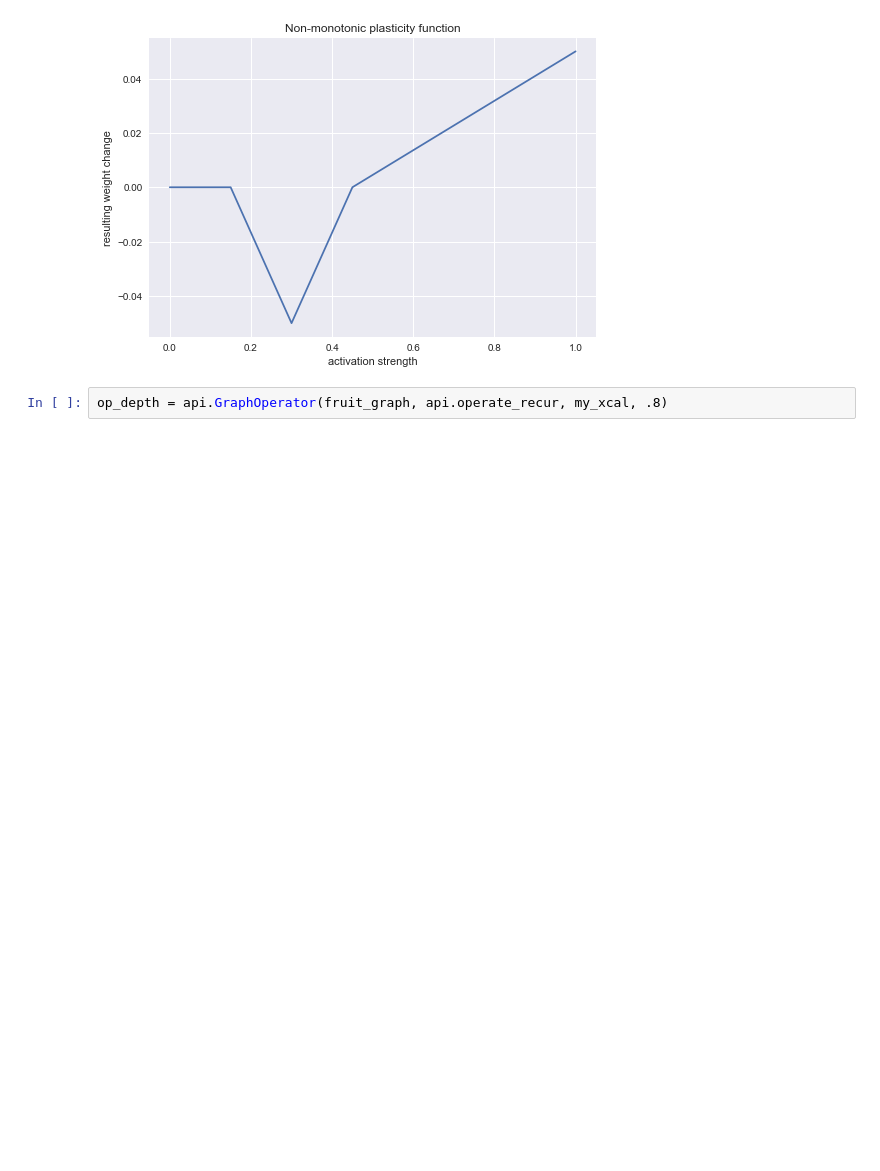
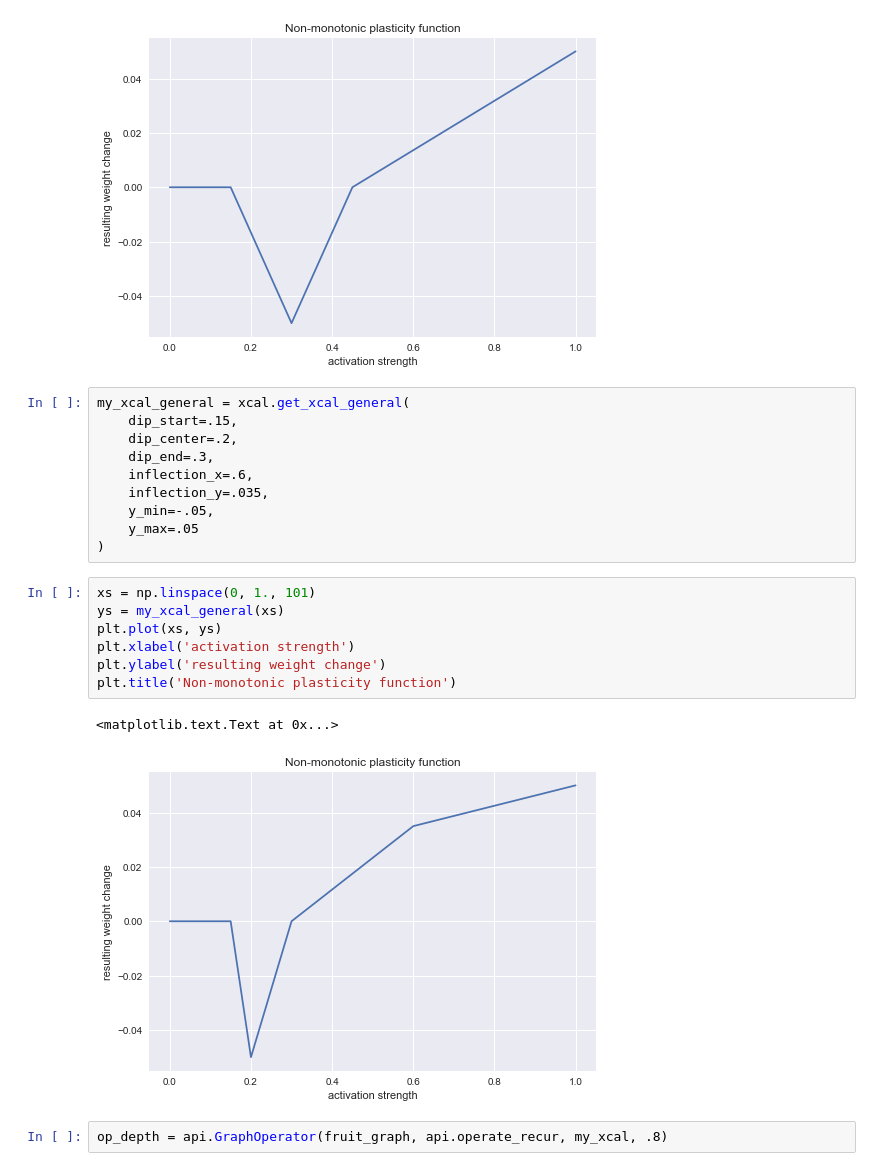
Before and after one commit to mvdoc/graphsemnet, a Jupyter notebook: notebooks/api test.ipynb, the cells around one changed output. Cells and saved outputs as stored; diff of their text form; blank space fills up the shorter version.

Commit message:
added generalized xcal

```diff
--- a/notebooks/api test.ipynb
+++ b/notebooks/api test.ipynb
@@ -49,6 +49,26 @@ plt.title('Non-monotonic plasticity function')
 # %% [output]
 <matplotlib.text.Text at 0x...>
 [figure]
+# %%
+my_xcal_general = xcal.get_xcal_general(
+    dip_start=.15,
+    dip_center=.2,
+    dip_end=.3,
+    inflection_x=.6,
+    inflection_y=.035,
+    y_min=-.05,
+    y_max=.05
+)
+# %%
+xs = np.linspace(0, 1., 101)
+ys = my_xcal_general(xs)
+plt.plot(xs, ys)
+plt.xlabel('activation strength')
+plt.ylabel('resulting weight change')
+plt.title('Non-monotonic plasticity function')
+# %% [output]
+<matplotlib.text.Text at 0x...>
+[figure, added]
 # %%
 op_depth = api.GraphOperator(fruit_graph, api.operate_recur, my_xcal, .8)
 # %%
```
Also changed, not shown: parts of 1 cell of this notebook, 1 other file.
